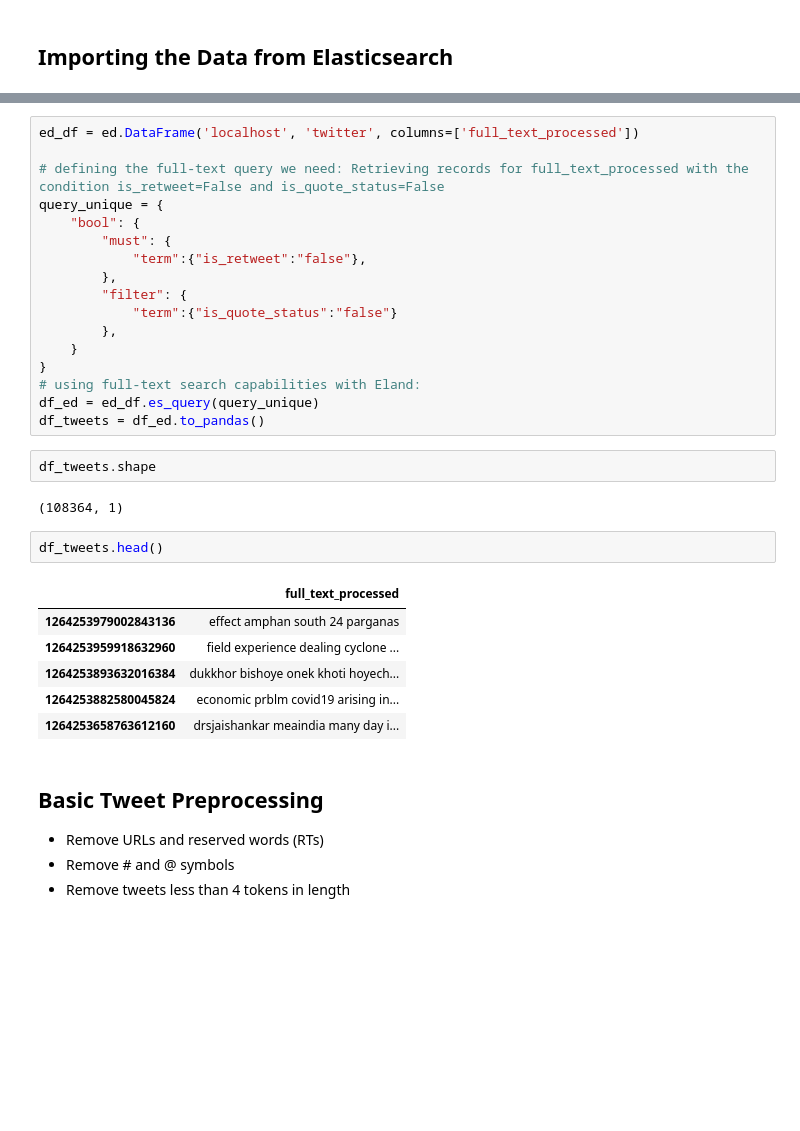
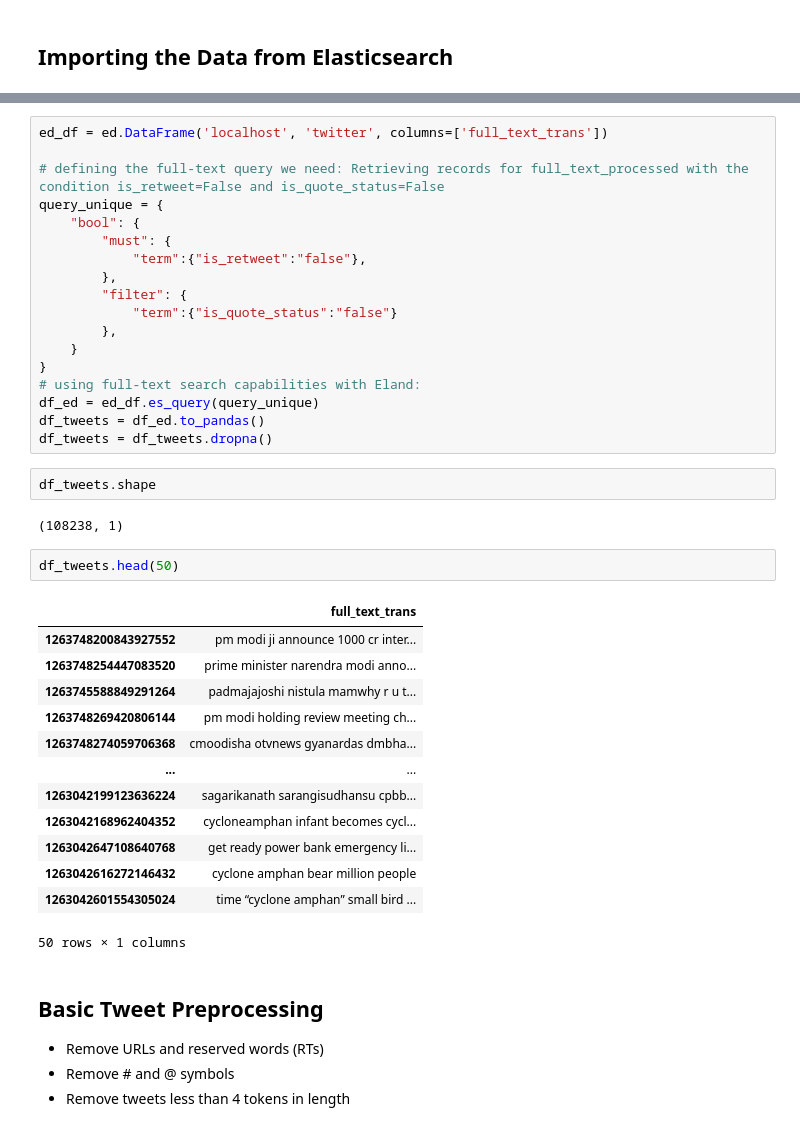
Before and after one commit to ancilcrayton/solve-iwmi, a Jupyter notebook: notebooks/4.0-km-zstc.ipynb, the cells around one changed output, grey strips where cells are left out. Saved outputs shown, nothing was run; the diff lists cells and outputs as text; blank space fills up the shorter version.

```diff
--- a/notebooks/4.0-km-zstc.ipynb
+++ b/notebooks/4.0-km-zstc.ipynb
@@ -23,5 +65,5 @@ TensorFlow version 2.3.0 available.
 # %%
-ed_df = ed.DataFrame('localhost', 'twitter', columns=['full_text_processed'])
+ed_df = ed.DataFrame('localhost', 'twitter', columns=['full_text_trans'])
 
 # defining the full-text query we need: Retrieving records for full_text_processed with the condition is_retweet=False and is_quote_status=False
 query_unique = {
@@ -37,19 +79,27 @@ query_unique = {
 # using full-text search capabilities with Eland:
 df_ed = ed_df.es_query(query_unique)
 df_tweets = df_ed.to_pandas()
+df_tweets = df_tweets.dropna()
 # %%
 df_tweets.shape
 # %% [output]
-(108364, 1)
+(108238, 1)
 # %%
-df_tweets.head()
+df_tweets.head(50)
 # %% [output]
-|  | full_text_processed |
-| 1264253979002843136 | effect amphan south 24 parganas |
-| 1264253959918632960 | field experience dealing cyclone ... |
-| 1264253893632016384 | dukkhor bishoye onek khoti hoyech... |
-| 1264253882580045824 | economic prblm covid19 arising in... |
-| 1264253658763612160 | drsjaishankar meaindia many day i... |
+|  | full_text_trans |
+| 1263748200843927552 | pm modi ji announce 1000 cr inter... |
+| 1263748254447083520 | prime minister narendra modi anno... |
+| 1263745588849291264 | padmajajoshi nistula mamwhy r u t... |
+| 1263748269420806144 | pm modi holding review meeting ch... |
+| 1263748274059706368 | cmoodisha otvnews gyanardas dmbha... |
+| ... | ... |
+| 1263042199123636224 | sagarikanath sarangisudhansu cpbb... |
+| 1263042168962404352 | cycloneamphan infant becomes cycl... |
+| 1263042647108640768 | get ready power bank emergency li... |
+| 1263042616272146432 | cyclone amphan bear million people |
+| 1263042601554305024 | time “cyclone amphan” small bird ... |
+50 rows × 1 columns
 # %% [markdown]
 ## Basic Tweet Preprocessing
 - Remove URLs and reserved words (RTs)
```
Also changed, not shown: parts of 8 cells of this notebook.
